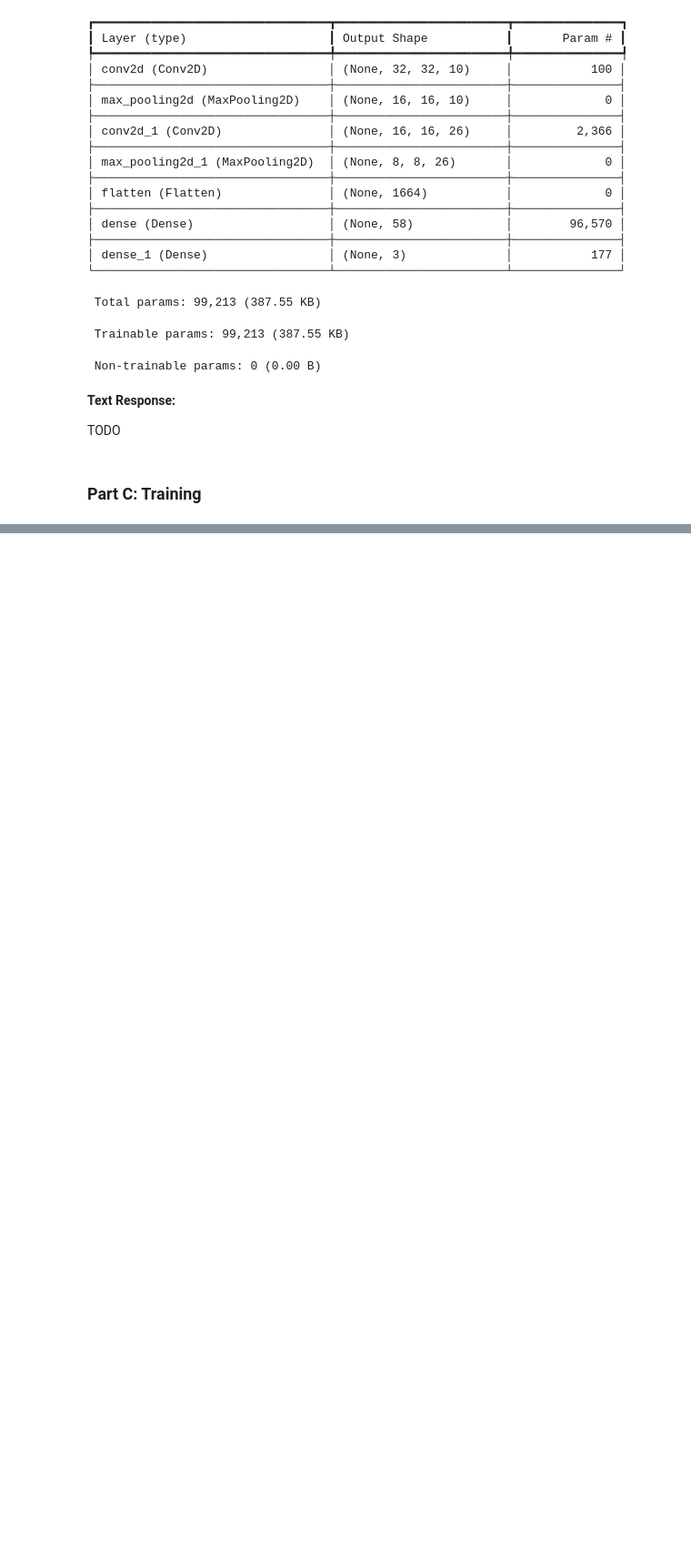
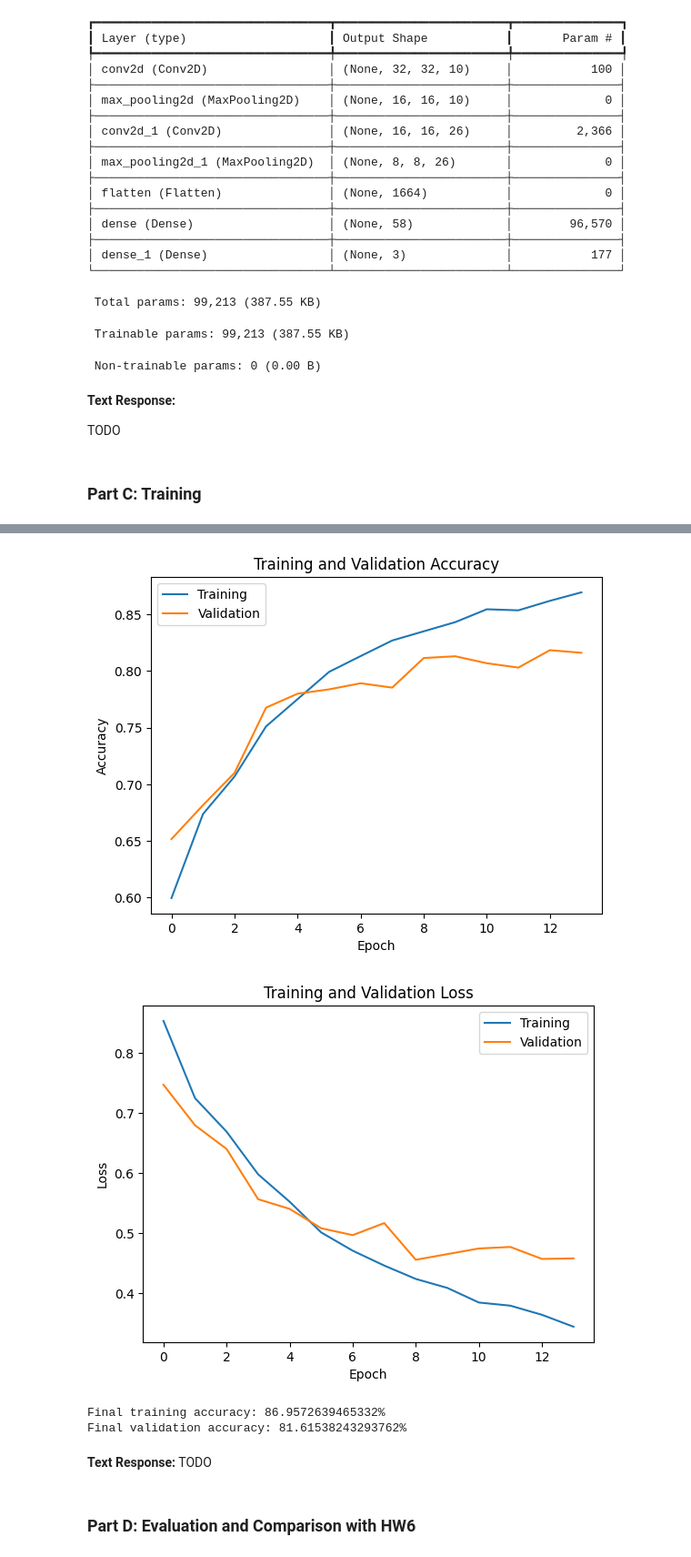
Before and after one commit to Aragya1642/1395_MachineLearning, a Jupyter notebook: ps7_python_Goyal_Aragya/ps7_Goyal_Aragya.ipynb, the cells around one changed output, grey strips where cells are left out. Shown at 91% size. Drawn from its saved outputs; the diff is of its cells as text; code cells hidden in the pictures; blank space fills up the shorter version.

Commit message:
Plots and evaluates

```diff
--- a/ps7_python_Goyal_Aragya/ps7_Goyal_Aragya.ipynb
+++ b/ps7_python_Goyal_Aragya/ps7_Goyal_Aragya.ipynb
@@ -167,6 +168,28 @@ model.compile(optimizer='adam', loss='categorical_crossentropy', metrics=['accur
 
 # Train model
 history = model.fit(X_train, y_train_vec, batch_size=batch_size, epochs=epochs, validation_split=0.1)
+
+# Plot accuracy
+plt.plot(history.history['accuracy'], label='Training')
+plt.plot(history.history['val_accuracy'], label='Validation')
+plt.xlabel('Epoch')
+plt.ylabel('Accuracy')
+plt.title('Training and Validation Accuracy')
+plt.legend()
+plt.show()
+
+# Plot loss
+plt.plot(history.history['loss'], label='Training')
+plt.plot(history.history['val_loss'], label='Validation')
+plt.xlabel('Epoch')
+plt.ylabel('Loss')
+plt.title('Training and Validation Loss')
+plt.legend()
+plt.show()
+
+# Report final values
+print(f"Final training accuracy: {history.history['accuracy'][-1]*100}%")
+print(f"Final validation accuracy: {history.history['val_accuracy'][-1]*100}%")
 # %% [output]
 Batch size: 122
 Epochs: 14
@@ -187,0 +211,9 @@ Epoch 14/14
+[figure, added]
+[figure, added]
+Final training accuracy: 86.9572639465332%
+Final validation accuracy: 81.61538243293762%
+# %% [markdown]
+**Text Response:**
+TODO
+# %% [markdown]
+### Part D: Evaluation and Comparison with HW6
```
Also changed, not shown: parts of 3 cells of this notebook.
